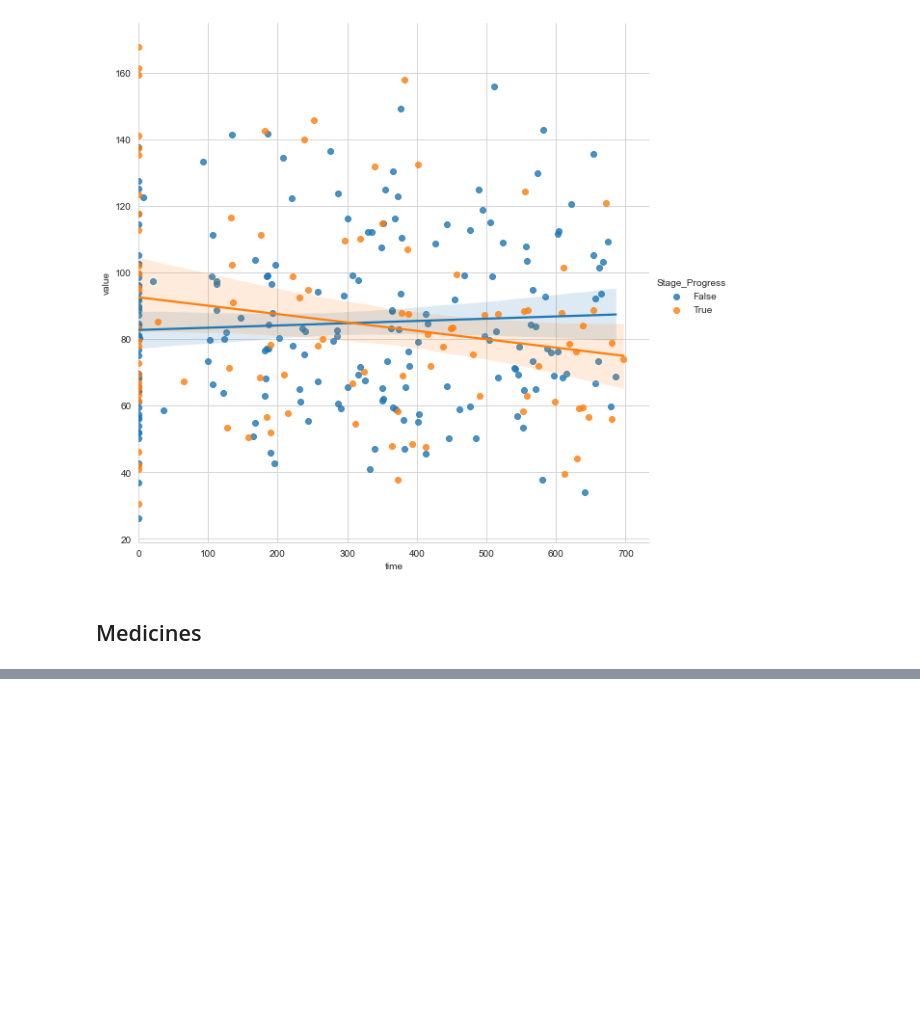
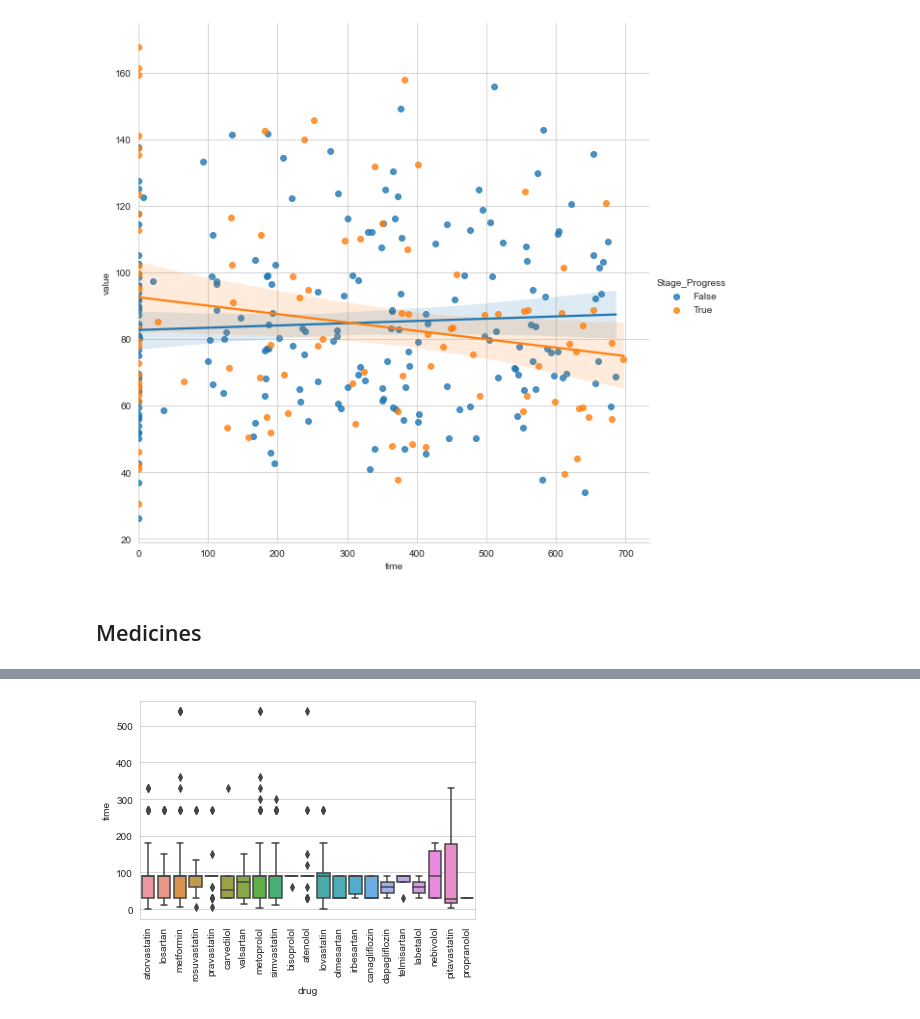
Before and after one commit to migueLib/ckd, a Jupyter notebook: notebooks/data_exploration.ipynb, the cells around one changed output, grey strips where cells are left out. Saved outputs shown, nothing was run; the diff lists cells and outputs as text; code cells hidden in the pictures; blank space fills up the shorter version.

Commit message:
Add medicine data exploration

```diff
--- a/notebooks/data_exploration.ipynb
+++ b/notebooks/data_exploration.ipynb
@@ -267,0 +246,8 @@ stage
+# %%
+# Explore treatment duration per drug
+meds["time"] = meds["end_day"] - meds["start_day"]
+ax = sns.boxplot(x="drug", y="time", data=meds[["id", "drug", "time"]].drop_duplicates())
+plt.xticks(rotation=90)
+plt.show()
+# %% [output]
+[figure, added]
```
Also changed, not shown: parts of 9 cells of this notebook, 1 other file.
